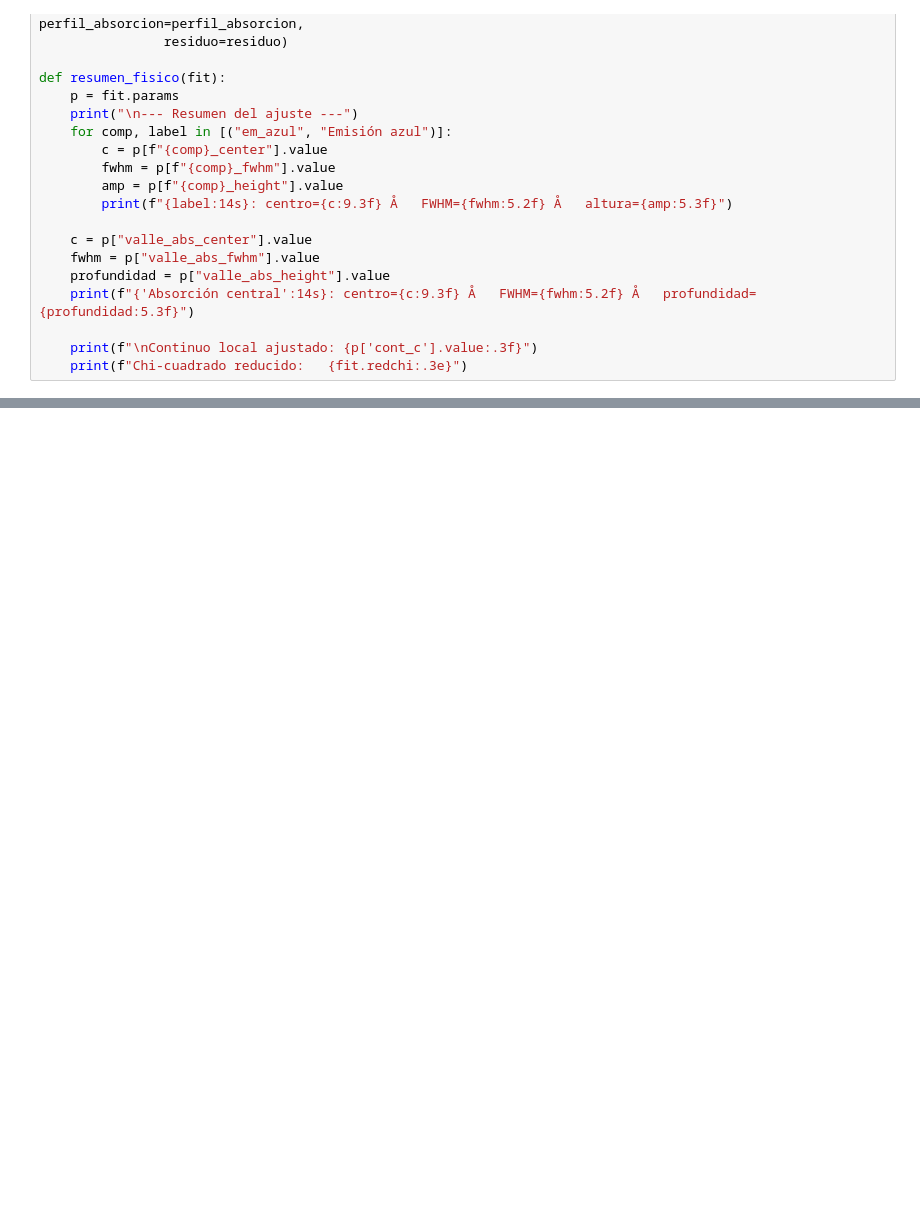
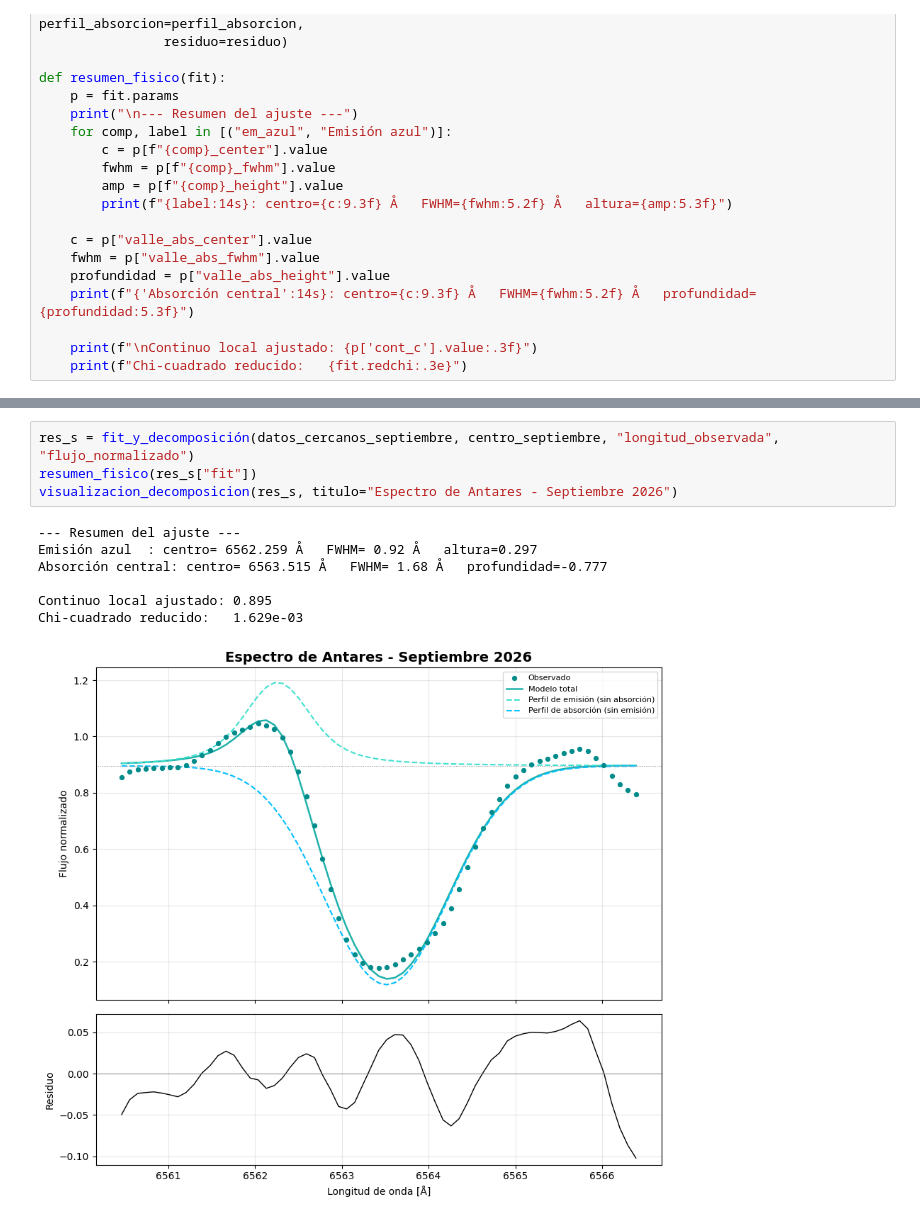
Before and after one commit to JessiDaniL/Tesis, a Jupyter notebook: Datos ESPARTACO/analisis_halpha_antares.ipynb, the cells around one changed output, grey strips where cells are left out. Saved outputs shown, nothing was run; the diff lists cells and outputs as text; blank space fills up the shorter version.

```diff
--- a/Datos ESPARTACO/analisis_halpha_antares.ipynb
+++ b/Datos ESPARTACO/analisis_halpha_antares.ipynb
@@ -422,0 +465,12 @@ Delta BIC (base - metálicas): -120.3  (BIC penaliza más los parámetros extra,
+# %%
+res_s = fit_y_decomposición(datos_cercanos_septiembre, centro_septiembre, "longitud_observada", "flujo_normalizado")
+resumen_fisico(res_s["fit"])
+visualizacion_decomposicion(res_s, titulo="Espectro de Antares - Septiembre 2026")
+# %% [output]
+--- Resumen del ajuste ---
+Emisión azul  : centro= 6562.259 Å   FWHM= 0.92 Å   altura=0.297
+Absorción central: centro= 6563.515 Å   FWHM= 1.68 Å   profundidad=-0.777
+
+Continuo local ajustado: 0.895
+Chi-cuadrado reducido:   1.629e-03
+[figure, added]
```
Also changed, not shown: parts of 12 cells of this notebook, 6 other files.
